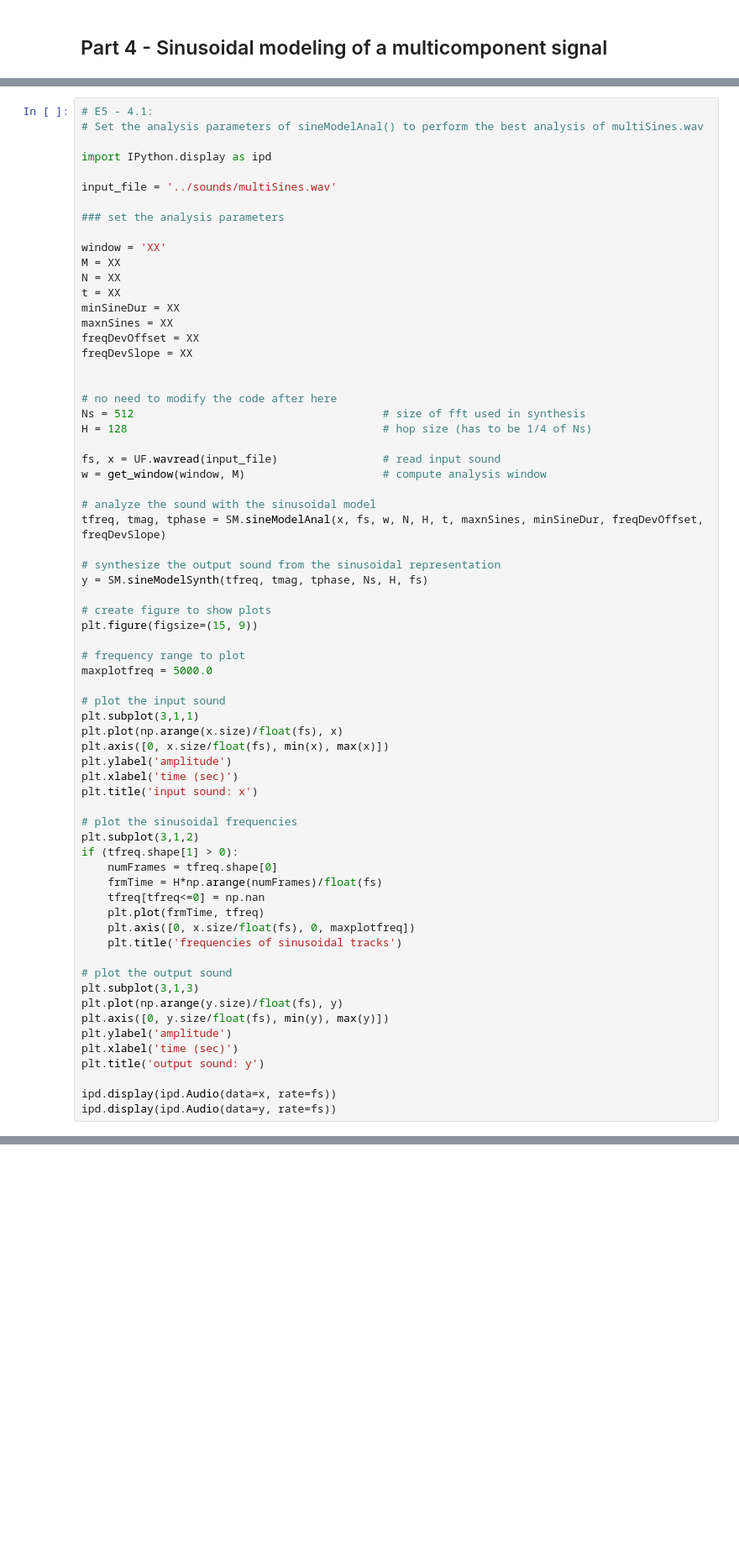
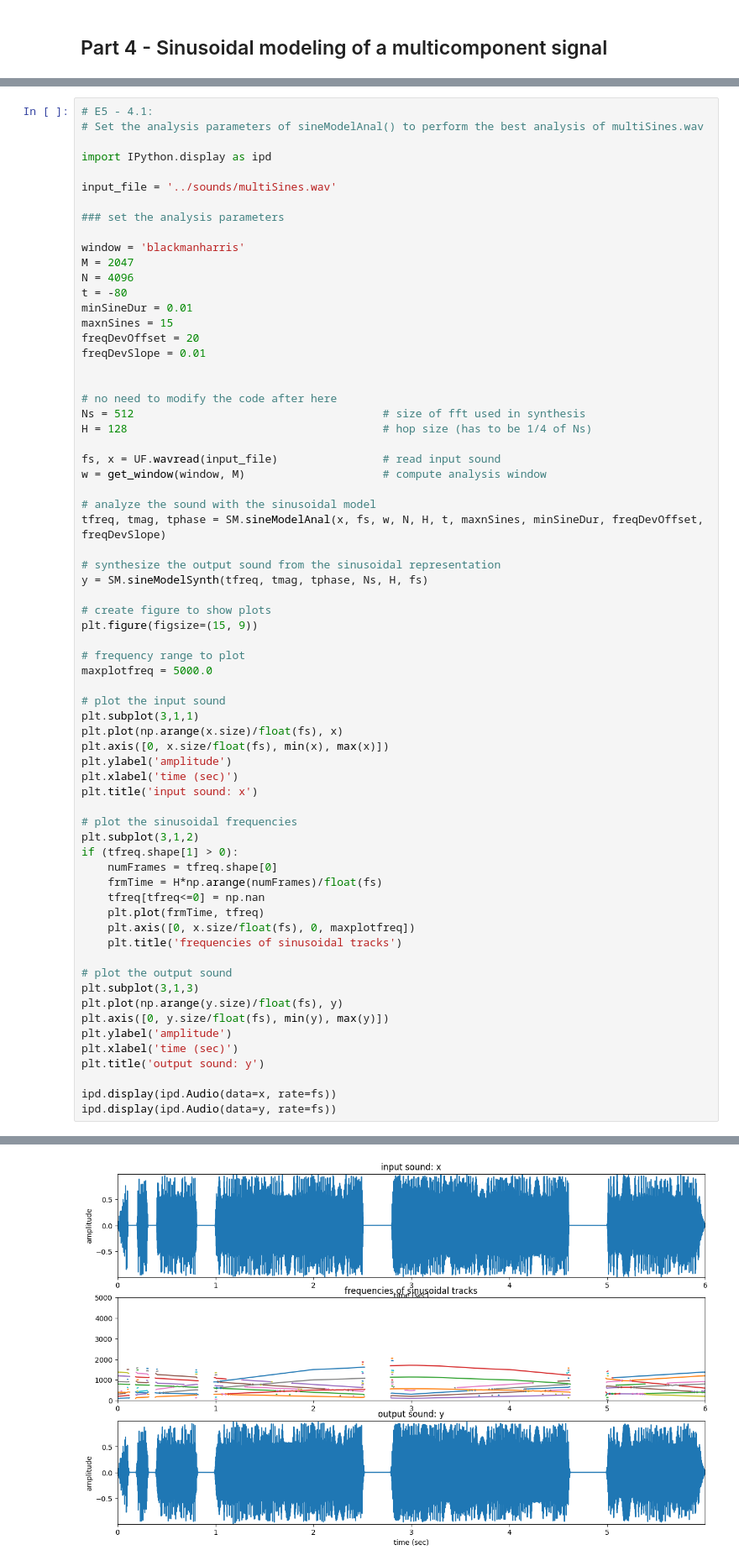
Before and after one commit to MarcosAmador335/sms-tools-materials, a Jupyter notebook: exercises/E5-Sinusoidal-model.ipynb, the cells around one changed output, grey strips where cells are left out. Shown at 84% size. Cells and saved outputs as stored; diff of their text form; blank space fills up the shorter version.

```diff
--- a/exercises/E5-Sinusoidal-model.ipynb
+++ b/exercises/E5-Sinusoidal-model.ipynb
@@ -384,14 +422,14 @@ input_file = '../sounds/multiSines.wav'
 
 ### set the analysis parameters
 
-window = 'XX'
-M = XX
-N = XX
-t = XX
-minSineDur = XX
-maxnSines = XX
-freqDevOffset = XX
-freqDevSlope = XX
+window = 'blackmanharris'
+M = 2047
+N = 4096
+t = -80
+minSineDur = 0.01
+maxnSines = 15
+freqDevOffset = 20
+freqDevSlope = 0.01
 
 
 # no need to modify the code after here
@@ -441,3 +479,4 @@ plt.title('output sound: y')
 
 ipd.display(ipd.Audio(data=x, rate=fs))
 ipd.display(ipd.Audio(data=y, rate=fs))
+# %% [output]
@@ -443,0 +485 @@ ipd.display(ipd.Audio(data=y, rate=fs))
+[figure, added]
```
Also changed, not shown: parts of 6 cells of this notebook.
